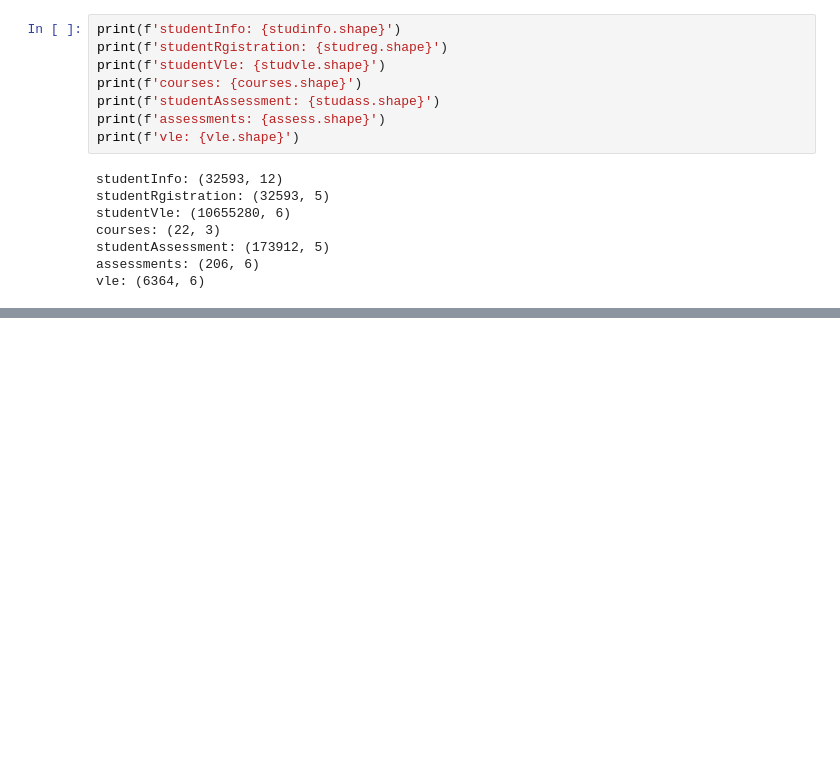
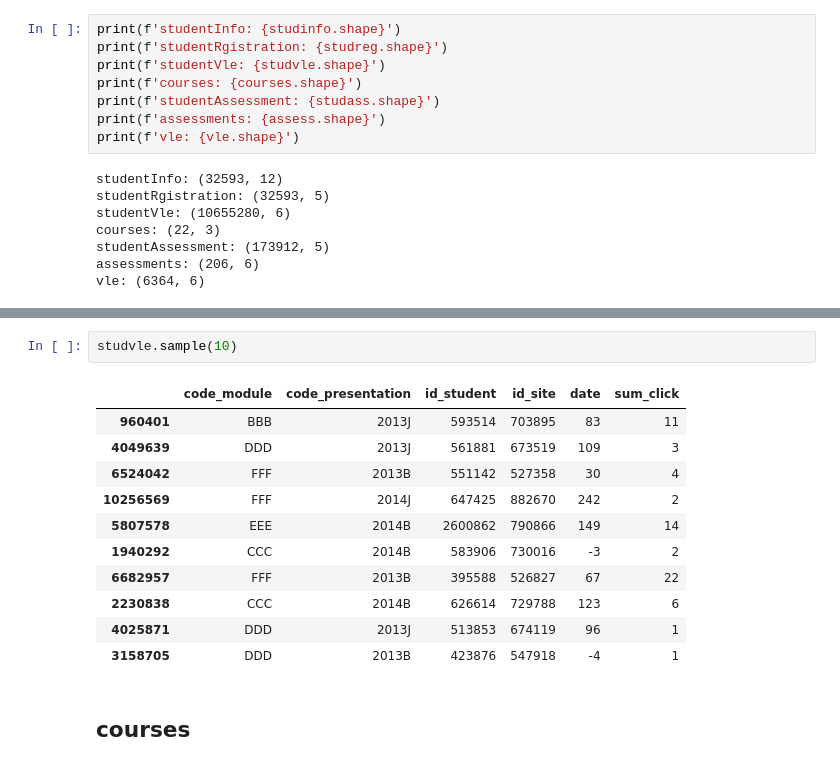
Before and after one commit to mkudim/analytics-learning-notes, a Jupyter notebook: 04_projects/project_03_edtech_oulad/EDA/eda_analysis.ipynb, the cells around one changed output, grey strips where cells are left out. Drawn from its saved outputs; the diff is of its cells as text; blank space fills up the shorter version.

```diff
--- a/04_projects/project_03_edtech_oulad/EDA/eda_analysis.ipynb
+++ b/04_projects/project_03_edtech_oulad/EDA/eda_analysis.ipynb
@@ -34,0 +334,16 @@ vle: (6364, 6)
+# %%
+studvle.sample(10)
+# %% [output]
+|  | code_module | code_presentation | id_student | id_site | date | sum_click |
+| 960401 | BBB | 2013J | 593514 | 703895 | 83 | 11 |
+| 4049639 | DDD | 2013J | 561881 | 673519 | 109 | 3 |
+| 6524042 | FFF | 2013B | 551142 | 527358 | 30 | 4 |
+| 10256569 | FFF | 2014J | 647425 | 882670 | 242 | 2 |
+| 5807578 | EEE | 2014B | 2600862 | 790866 | 149 | 14 |
+| 1940292 | CCC | 2014B | 583906 | 730016 | -3 | 2 |
+| 6682957 | FFF | 2013B | 395588 | 526827 | 67 | 22 |
+| 2230838 | CCC | 2014B | 626614 | 729788 | 123 | 6 |
+| 4025871 | DDD | 2013J | 513853 | 674119 | 96 | 1 |
+| 3158705 | DDD | 2013B | 423876 | 547918 | -4 | 1 |
+# %% [markdown]
+## courses
```
Also changed, not shown: parts of 43 cells of this notebook.
